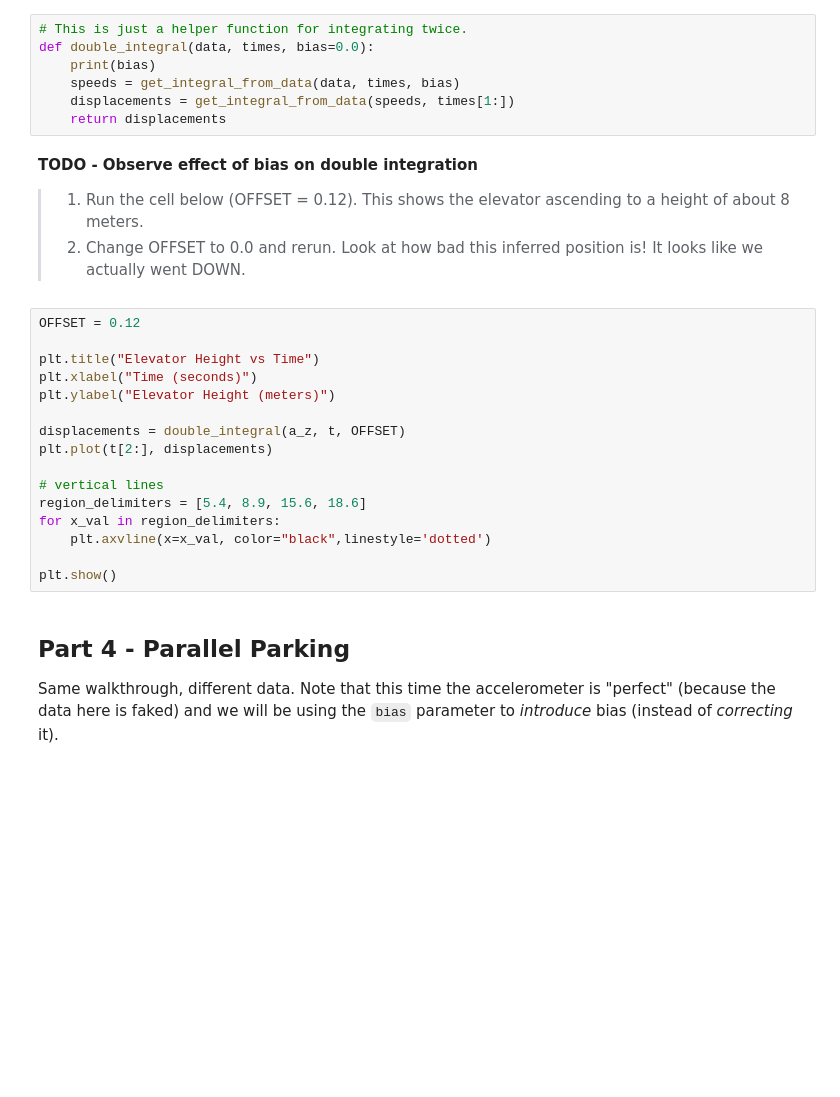
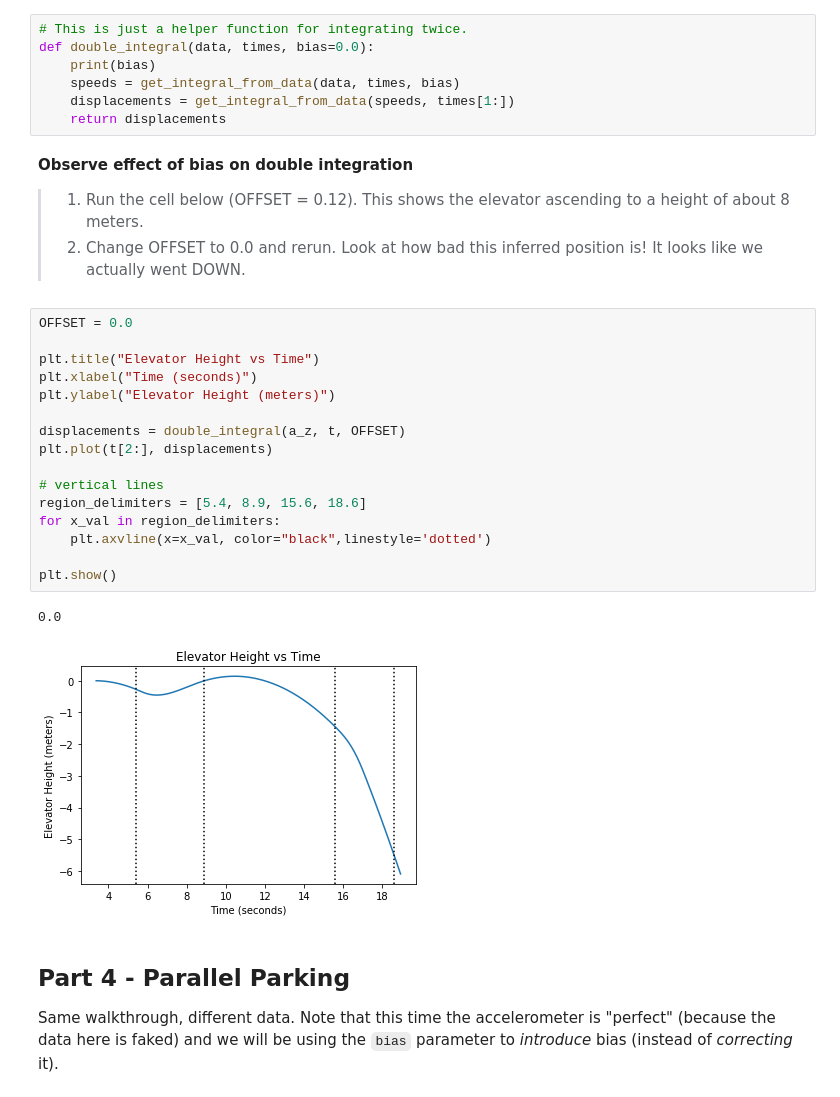
Before and after one commit to Bjarten/computer-vision-ND, a Jupyter notebook: localization_exercises/4_8_Vehicle_Motion_and_Calculus/Accumulating Errors.ipynb, the cells around one changed output. Cells and saved outputs as stored; diff of their text form; blank space fills up the shorter version.

```diff
--- a/localization_exercises/4_8_Vehicle_Motion_and_Calculus/Accumulating Errors.ipynb
+++ b/localization_exercises/4_8_Vehicle_Motion_and_Calculus/Accumulating Errors.ipynb
@@ -136,26 +136,29 @@ def double_integral(data, times, bias=0.0):
     displacements = get_integral_from_data(speeds, times[1:])
     return displacements
 # %% [markdown]
-**TODO - Observe effect of bias on double integration**
+**Observe effect of bias on double integration**
 
 > 1. Run the cell below (OFFSET = 0.12). This shows the elevator ascending to a height of about 8 meters.
 > 2. Change OFFSET to 0.0 and rerun. Look at how bad this inferred position is! It looks like we actually went DOWN.
 # %%
-OFFSET = 0.12
+OFFSET = 0.0
 
 plt.title("Elevator Height vs Time")
 plt.xlabel("Time (seconds)")
 plt.ylabel("Elevator Height (meters)")
 
 displacements = double_integral(a_z, t, OFFSET)
 plt.plot(t[2:], displacements)
 
 # vertical lines
 region_delimiters = [5.4, 8.9, 15.6, 18.6]
 for x_val in region_delimiters:
     plt.axvline(x=x_val, color="black",linestyle='dotted')
 
 plt.show()
+# %% [output]
+0.0
+[figure, added]
 # %% [markdown]
 ## Part 4 - Parallel Parking
 
```
Also changed, not shown: parts of 2 cells of this notebook.
